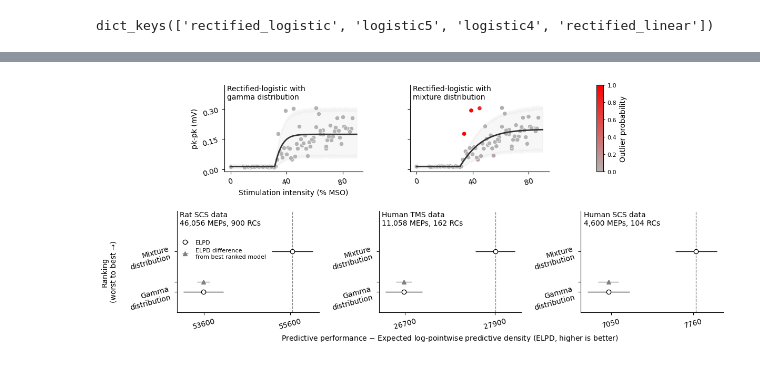
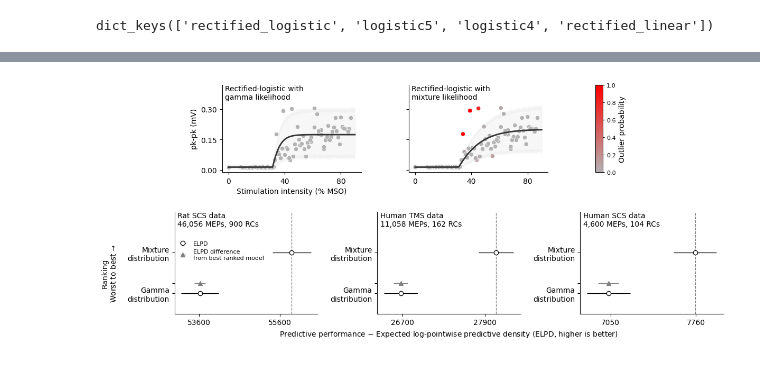
Before and after one commit to hbmep/hbmep-paper, a Jupyter notebook: notebooks/cross-validation/rats/figure.ipynb, the cells around one changed output, grey strips where cells are left out. Cells and saved outputs as stored; diff of their text form; code cells hidden in the pictures.

```diff
--- a/notebooks/cross-validation/rats/figure.ipynb
+++ b/notebooks/cross-validation/rats/figure.ipynb
@@ -324,7 +325,7 @@ for i, (ax, model_name) in enumerate(zip(axes.flat, ["rectified_linear", "logist
         labelbottom=True,
         labelright=False,
         labeltop=False,
-        labelrotation=15,
+        labelrotation=0,
         labelsize=axis_label_size
     )
     model_name = example["model_name"]
@@ -372,9 +373,10 @@ for i, (ax, dataset) in enumerate(zip(axes.flat, ["rats", "tms", "intraoperative
         labelbottom=True,
         labelright=False,
         labeltop=False,
-        labelrotation=15,
+        labelrotation=0,
         labelsize=axis_label_size
     )
+    # ax.tick_params(axis="y", rotation=15)
 
     ax.tick_params(axis="x", labelsize=axis_label_size)
     match i:
@@ -411,7 +413,7 @@ for i in range(3):
     ax.text(0.02, 1, label, fontsize=inset_text_size, va="top", transform=ax.transAxes)
 
 ax = axes[0, 0]
-ax.text(34000, -.5, "Ranking\n(worst to best →)", fontsize=axis_label_size, rotation=90, va="center", ha="center")
+ax.text(34000, -.5, "Ranking\nWorst to best $\\to$", fontsize=axis_label_size, rotation=90, va="center", ha="center")
 ax = axes[0, 1]
 ax.set_xlabel("Predictive performance $-$ Expected log-pointwise predictive density (ELPD, higher is better)", fontsize=axis_label_size)
 subfig.subplots_adjust(left=.12, right=.99, bottom=.25, top=1.02, wspace=.4)
@@ -459,14 +461,14 @@ for i, (ax, model_name) in enumerate(zip(axes.flat, ["rectified_logistic", "mixt
         labelbottom=True,
         labelright=False,
         labeltop=False,
-        labelrotation=15,
+        labelrotation=0,
         labelsize=axis_label_size
     )
     match example["model_name"]:
         case "Mixture\ndistribution":
-            model_name = "Rectified-logistic with\nmixture distribution"
+            model_name = "Rectified-logistic with\nmixture likelihood"
         case "Gamma\ndistribution":
-            model_name = "Rectified-logistic with\ngamma distribution"
+            model_name = "Rectified-logistic with\ngamma likelihood"
         case _:
             raise ValueError(f"Unknown model name {example['model_name']}")
 
@@ -518,7 +520,7 @@ for i, (ax, dataset) in enumerate(zip(axes.flat, ["rats", "tms", "intraoperative
         labelbottom=True,
         labelright=False,
         labeltop=False,
-        labelrotation=15,
+        labelrotation=0,
         labelsize=axis_label_size
     )
 
@@ -557,7 +559,7 @@ for i in range(3):
     ax.text(0.02, 1, label, fontsize=inset_text_size, va="top", transform=ax.transAxes)
 
 ax = axes[0, 0]
-ax.text(51400, -.5, "Ranking\n(worst to best →)", fontsize=axis_label_size, rotation=90, va="center", ha="center")
+ax.text(51400, -.5, "Ranking\nWorst to best $\\to$", fontsize=axis_label_size, rotation=90, va="center", ha="center")
 ax.set_ylim(top=1)
 
 ax = axes[0, 1]
@@ -578,4 +580,4 @@ logger.info(f"Saved to {dest}")
-[figure, old version]
+[figure, new version]
 # %%
 columns = ["rank", "elpd_diff", "dse"]
 # %%
```
Also changed, not shown: parts of 9 cells of this notebook, 1 other file.
